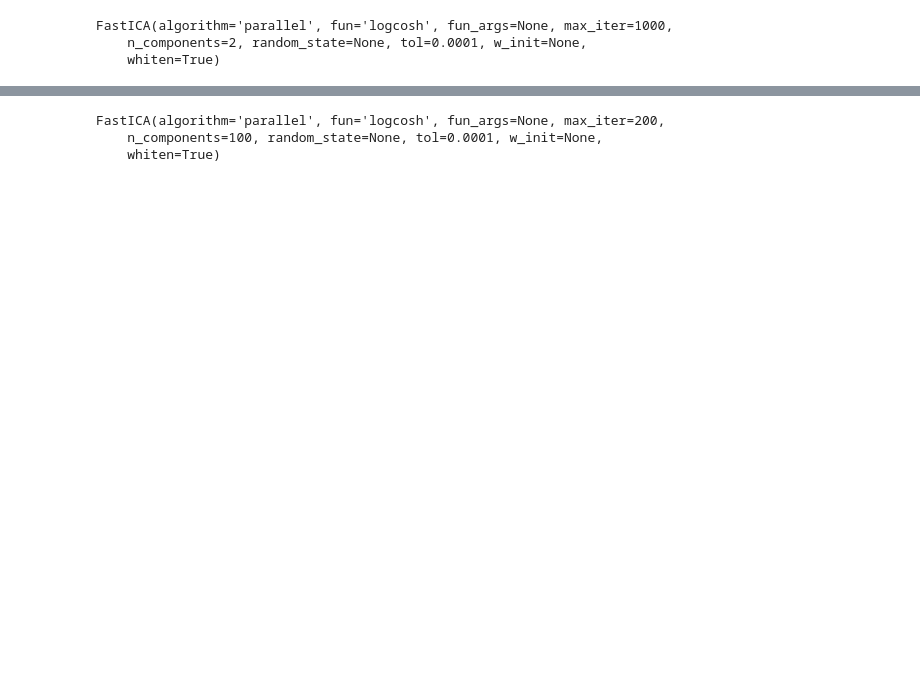
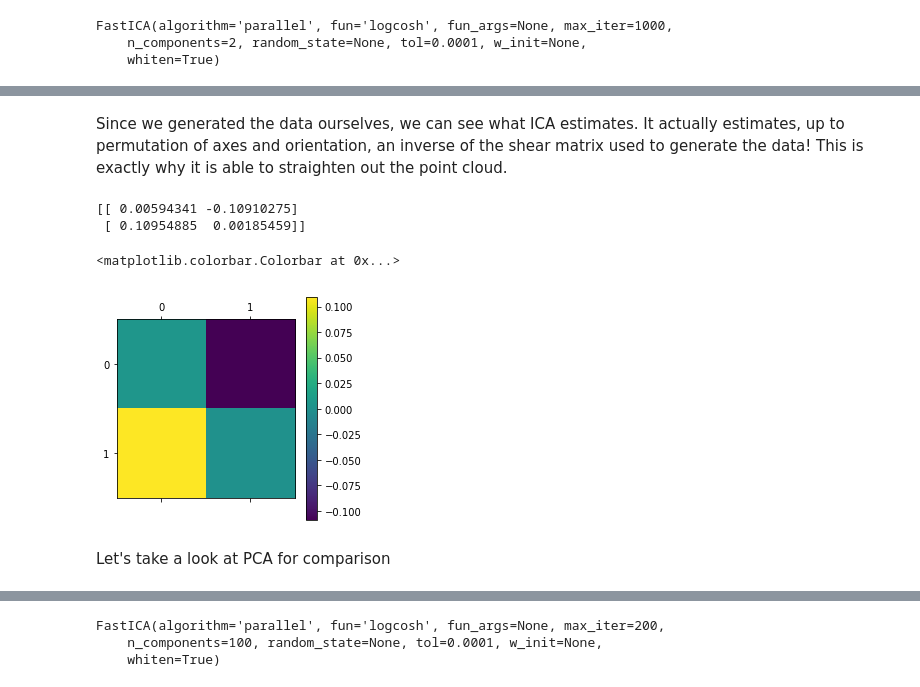
Before and after one commit to SFdS-atelier-3/block-2, a Jupyter notebook: Unsupervised Learning.ipynb, the cells around one changed output, grey strips where cells are left out. Drawn from its saved outputs; the diff is of its cells as text; code cells hidden in the pictures; blank space fills up the shorter version.

```diff
--- a/Unsupervised Learning.ipynb
+++ b/Unsupervised Learning.ipynb
@@ -534,0 +540,13 @@ plt.plot(*ica.transform(X).T, "o")
+# %% [markdown]
+Since we generated the data ourselves, we can see what ICA estimates. It actually estimates, up to permutation of axes and orientation, an inverse of the shear matrix used to generate the data! This is exactly why it is able to straighten out the point cloud.
+# %%
+print(ica.components_.dot(shear_mat))
+plt.matshow(ica.components_.dot(shear_mat))
+plt.colorbar()
+# %% [output]
+[[ 0.00594341 -0.10910275]
+ [ 0.10954885  0.00185459]]
+<matplotlib.colorbar.Colorbar at 0x...>
+[figure, added]
+# %% [markdown]
+Let's take a look at PCA for comparison
```
Also changed, not shown: parts of 37 cells of this notebook.
